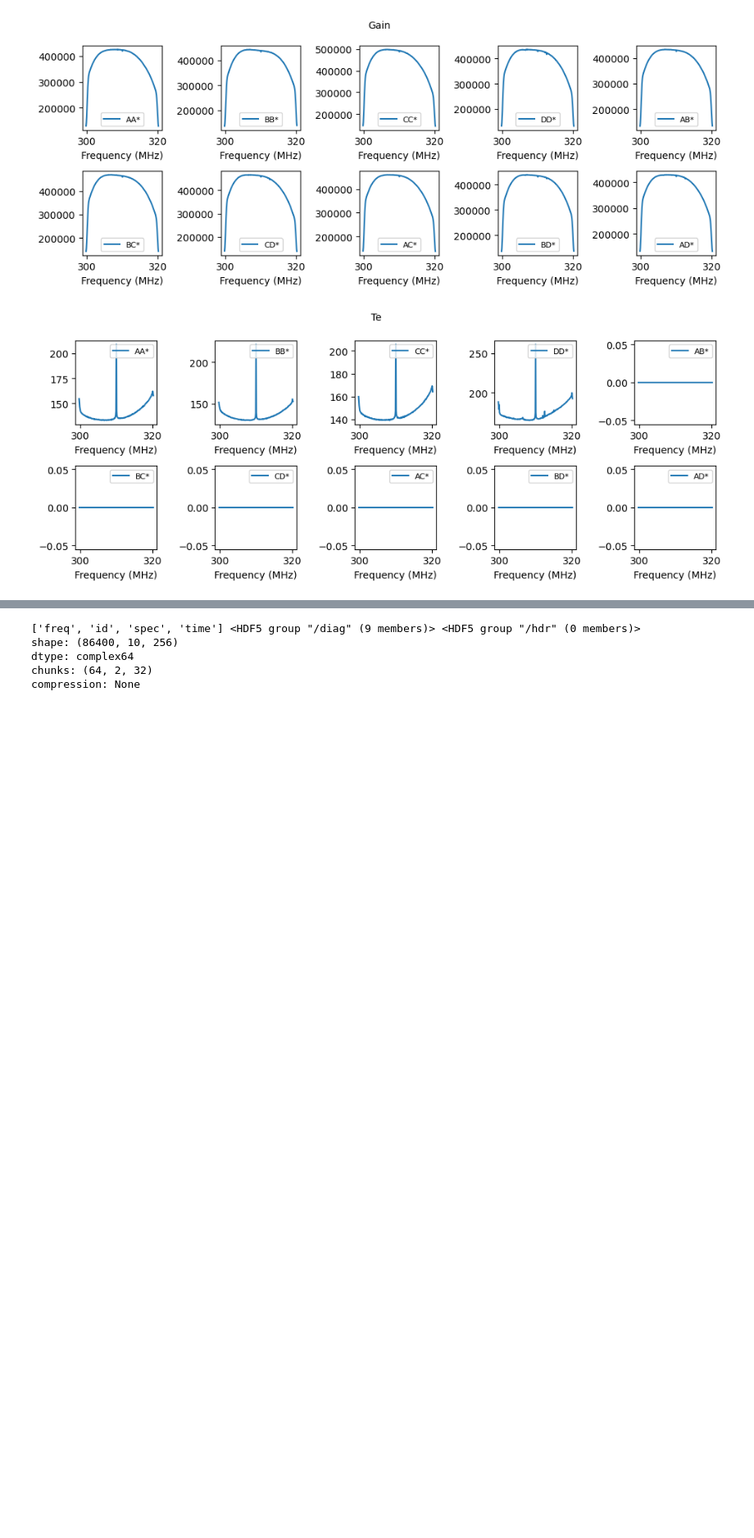
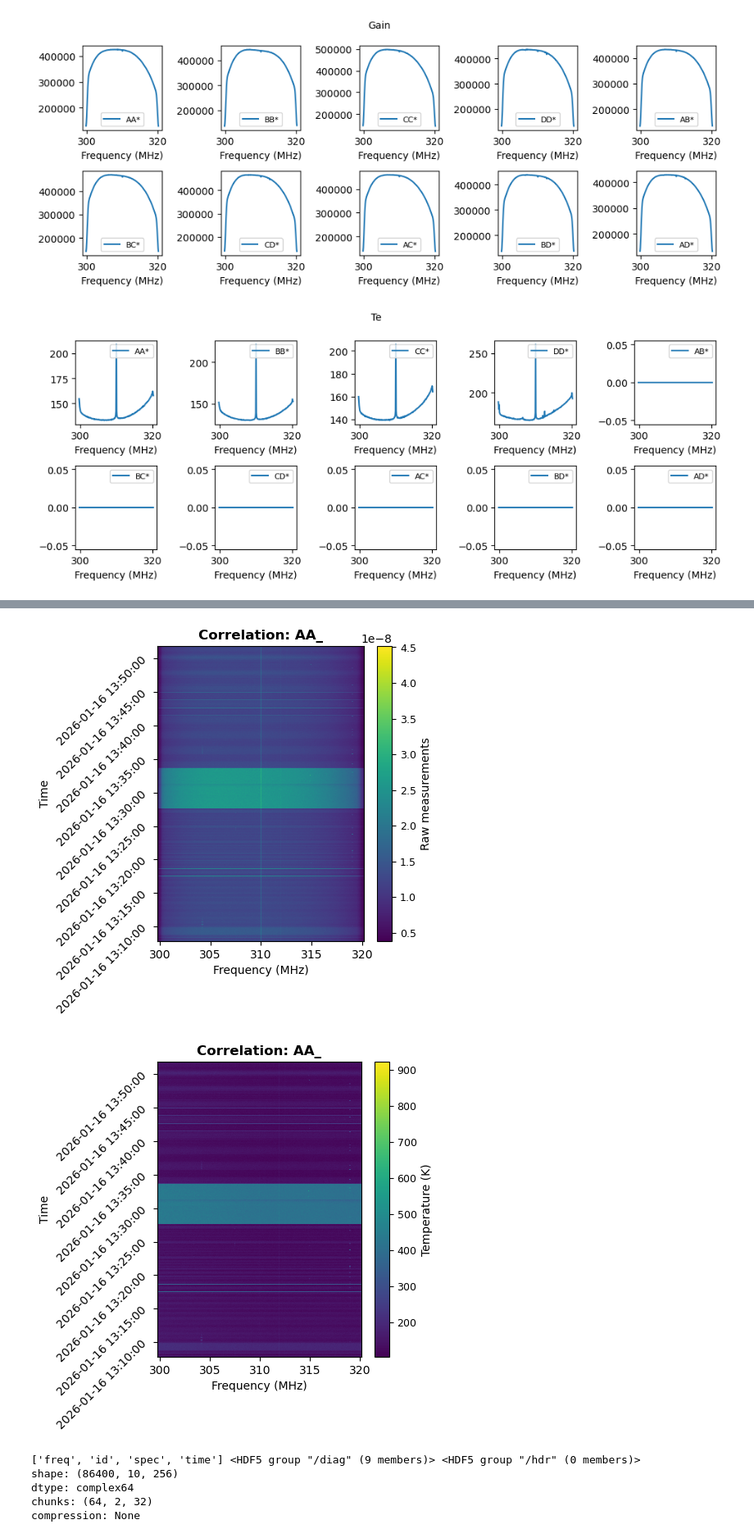
Before and after one commit to akvydula/skymap, a Jupyter notebook: notebooks/beam_jan_2026.ipynb, the cells around one changed output, grey strips where cells are left out. Shown at 82% size. Drawn from its saved outputs; the diff is of its cells as text; code cells hidden in the pictures; blank space fills up the shorter version.

```diff
--- a/notebooks/beam_jan_2026.ipynb
+++ b/notebooks/beam_jan_2026.ipynb
@@ -59,3 +59,9 @@ plt.colorbar()
+# %%
+plot_utils.plot_waterwall(beam_obs, data_type="magnitude", attribute="AA_");
+plot_utils.plot_waterwall(beam_obs, data_type="magnitude", attribute="AA_", calibrated=True);
+# %% [output]
+[figure, added]
+[figure, added]
 # %%
 with h5py.File(data_file, 'r') as f:
     dset = f['data']['spec']
```
Also changed, not shown: parts of 13 cells of this notebook, 5 other files.
